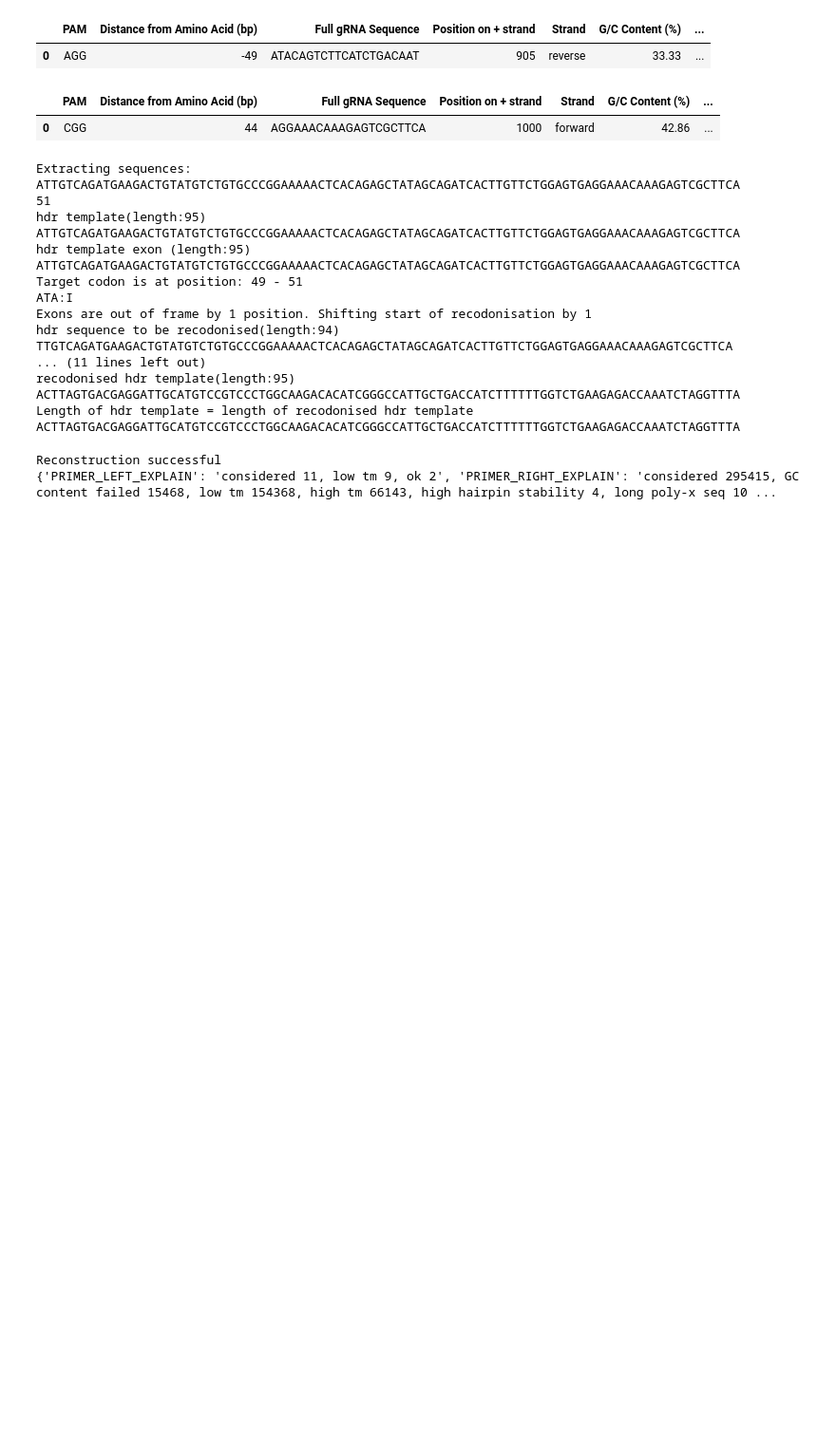
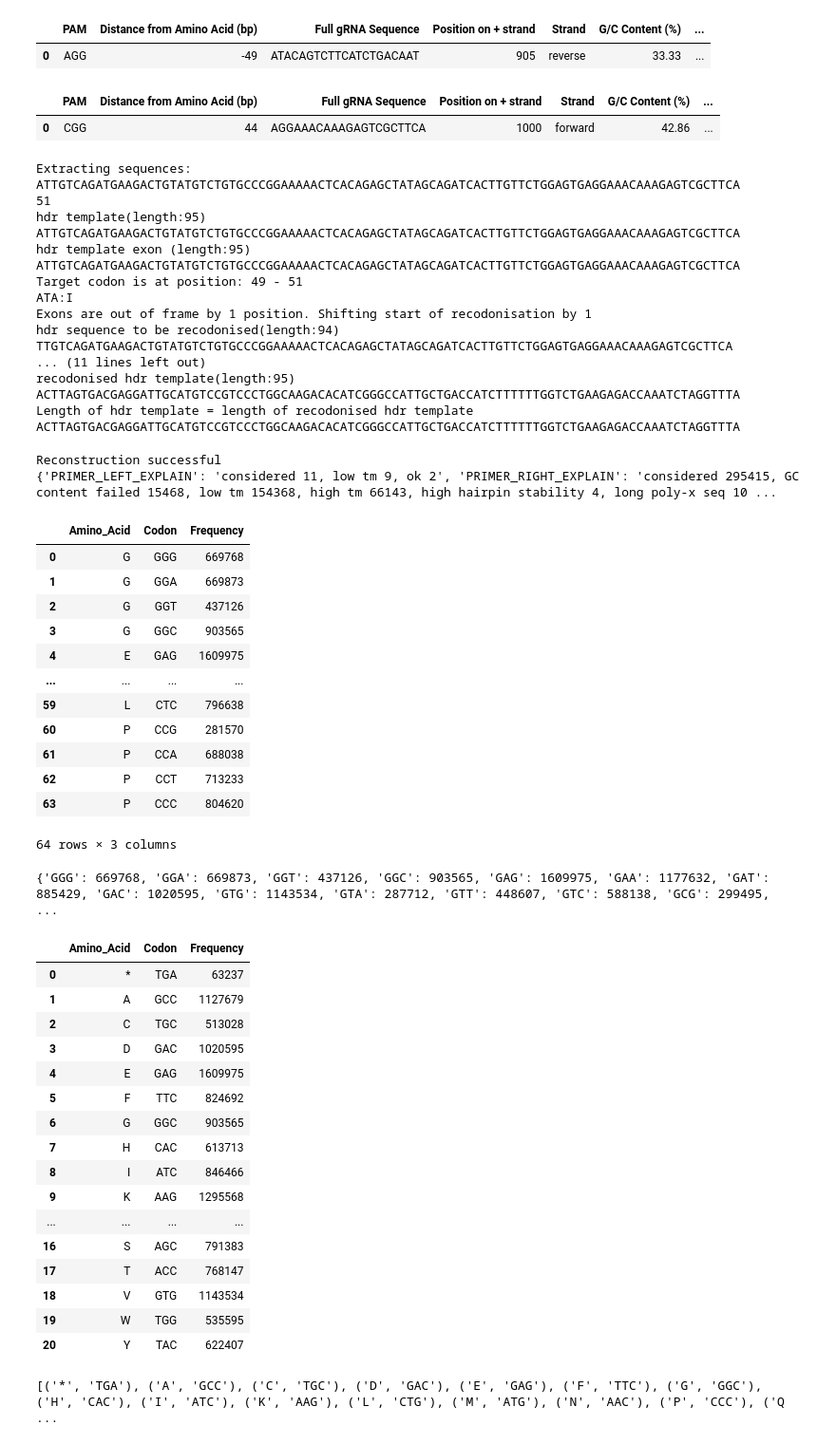
Before and after one commit to AkashD95/CORe-Designer, a Jupyter notebook: code/CRISPR_TAPE_v2.ipynb, the cells around one changed output. Shown: that part at 95% size. Saved outputs shown, nothing was run; the diff lists cells and outputs as text; code cells hidden in the pictures; blank space fills up the shorter version.

```diff
--- a/code/CRISPR_TAPE_v2.ipynb
+++ b/code/CRISPR_TAPE_v2.ipynb
@@ -1098,3 +1098,52 @@ test_loci_plus_recodonised_hdr_template, test_recodonised_loci_reconstruction_ch
 # %% [output]
 Reconstruction successful
 {'PRIMER_LEFT_EXPLAIN': 'considered 11, low tm 9, ok 2', 'PRIMER_RIGHT_EXPLAIN': 'considered 295415, GC content failed 15468, low tm 154368, high tm 66143, high hairpin stability 4, long poly-x seq 10 ...
+# %%
+import pandas as pd
+codon_usage_table_file = 'codon_usage_human.xlsx'
+codon_usage_table = pd.read_excel(codon_usage_table_file)
+display(codon_usage_table)
+codon_usage_table_dict = dict(zip(codon_usage_table['Codon'], codon_usage_table['Frequency']))
+
+print(codon_usage_table_dict)
+
+#now sort the inital codon usage table and keep only the highest used codon for each amino acid
+df_sorted = codon_usage_table.sort_values(['Amino_Acid', 'Frequency'], ascending=[True, False])
+# Keep the first row for each AminoAcid (highest frequency)
+top_codon = df_sorted.groupby('Amino_Acid', as_index=False).first()
+display(top_codon)
+top_codon_list = list(zip(top_codon['Amino_Acid'], top_codon['Codon']))
+print(top_codon_list)
+# %% [output]
+|  | Amino_Acid | Codon | Frequency |
+| 0 | G | GGG | 669768 |
+| 1 | G | GGA | 669873 |
+| 2 | G | GGT | 437126 |
+| 3 | G | GGC | 903565 |
+| 4 | E | GAG | 1609975 |
+| ... | ... | ... | ... |
+| 59 | L | CTC | 796638 |
+| 60 | P | CCG | 281570 |
+| 61 | P | CCA | 688038 |
+| 62 | P | CCT | 713233 |
+| 63 | P | CCC | 804620 |
+64 rows × 3 columns
+{'GGG': 669768, 'GGA': 669873, 'GGT': 437126, 'GGC': 903565, 'GAG': 1609975, 'GAA': 1177632, 'GAT': 885429, 'GAC': 1020595, 'GTG': 1143534, 'GTA': 287712, 'GTT': 448607, 'GTC': 588138, 'GCG': 299495,  ...
+|  | Amino_Acid | Codon | Frequency |
+| 0 | * | TGA | 63237 |
+| 1 | A | GCC | 1127679 |
+| 2 | C | TGC | 513028 |
+| 3 | D | GAC | 1020595 |
+| 4 | E | GAG | 1609975 |
+| 5 | F | TTC | 824692 |
+| 6 | G | GGC | 903565 |
+| 7 | H | CAC | 613713 |
+| 8 | I | ATC | 846466 |
+| 9 | K | AAG | 1295568 |
+| ... | ... | ... | ... |
+| 16 | S | AGC | 791383 |
+| 17 | T | ACC | 768147 |
+| 18 | V | GTG | 1143534 |
+| 19 | W | TGG | 535595 |
+| 20 | Y | TAC | 622407 |
+[('*', 'TGA'), ('A', 'GCC'), ('C', 'TGC'), ('D', 'GAC'), ('E', 'GAG'), ('F', 'TTC'), ('G', 'GGC'), ('H', 'CAC'), ('I', 'ATC'), ('K', 'AAG'), ('L', 'CTG'), ('M', 'ATG'), ('N', 'AAC'), ('P', 'CCC'), ('Q ...
```
Also changed, not shown: 5 other files.
